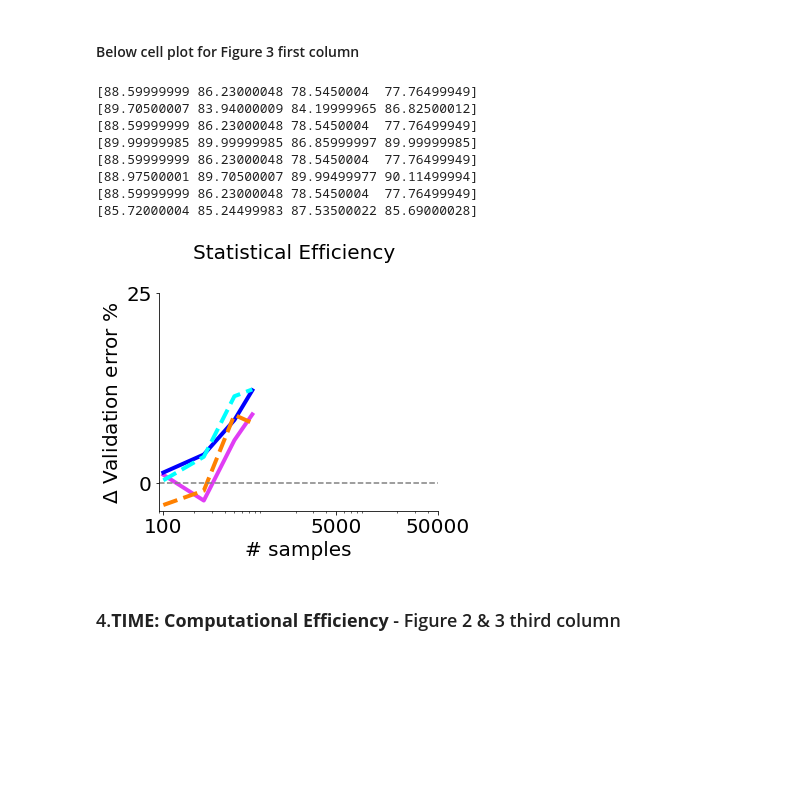
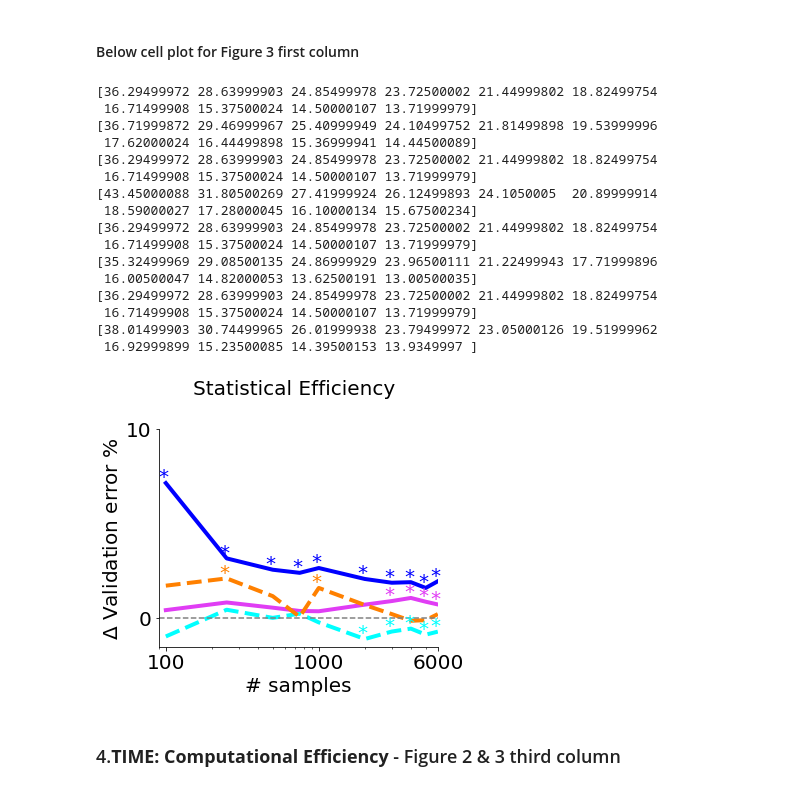
Before and after one commit to AliceQingyangWang/weightPolarityExpr, a Jupyter notebook: CV/tutorial_CV.ipynb, the cells around one changed output. Drawn from its saved outputs; the diff is of its cells as text; code cells hidden in the pictures; blank space fills up the shorter version.

```diff
--- a/CV/tutorial_CV.ipynb
+++ b/CV/tutorial_CV.ipynb
@@ -70,7 +70,7 @@ np_paint_color = np.vectorize(paint_color, otypes = [np.ndarray])
 ### 2.Load Data
 * Here, we will use experiment data presented in the manuscript. They are presented in the main text, each experiment was ran for 20 repeats
 # %%
-metrics = np.load('epoch_acc_loss.pkl', allow_pickle=True)
+metrics = np.load('epoch_acc_loss_all.pkl', allow_pickle=True)
 # %%
 # Decided to still mannually define here so that it can be cross-checked with the loaded data
 doWeightFreeze_list = [True, False]
@@ -333,50 +341,58 @@ for resetType in resetType_list:
     fig = plt.figure(figsize=(5,4))
     thisAx = plt.gca()
 
     base_line = conver_smart.query(dict_to_query({'typeStr':'\'freeze\'', 'resetType':'\''+resetType+'\''}))['acc'].tolist()[0]
 
     y_mat = conver_smart.query(dict_to_query({'typeStr':'\'liquid\'', 'resetType':'\''+resetType+'\''}))['acc'].tolist()[0]
     plot_diff_plus_mannwhitneyu((1-base_line)*100, (1-y_mat)*100, x_coord, ylim, xlim, 'Fluid IN-Polarity', thisAx, siglist = sigmat[0,:], color=color_list[1], linewidth=4)
 
     y_mat = conver_dumb.query(dict_to_query({'typeStr':'\'liquid\'', 'resetType':'\''+resetType+'\''}))['acc'].tolist()[0]
     plot_diff_plus_mannwhitneyu((1-base_line)*100, (1-y_mat)*100, x_coord, ylim, xlim, 'Fluid RAND-Polarity', thisAx, siglist = sigmat[1,:], color=color_list[0], linewidth=4)
 
     y_mat = conver_finetune.query(dict_to_query({'typeStr':'\'freeze\'', 'resetType':'\''+resetType+'\''}))['acc'].tolist()[0]
     plot_diff_plus_mannwhitneyu((1-base_line)*100, (1-y_mat)*100, x_coord, ylim, xlim, 'Freeze IN-Weight', thisAx, siglist = sigmat[2,:], color=color_list[2], linewidth=4, lineType = '--')
 
     y_mat = conver_finetune.query(dict_to_query({'typeStr':'\'liquid\'', 'resetType':'\''+resetType+'\''}))['acc'].tolist()[0]
     plot_diff_plus_mannwhitneyu((1-base_line)*100, (1-y_mat)*100, x_coord, ylim, xlim, 'Fluid IN-Weight', thisAx, siglist = sigmat[3,:], color=color_list[3], linewidth=4, lineType = '--')
 
-    plt.plot([90,50000], [0,0], '--', color=[.5,.5,.5])
-    # plt.plot([90,6000], [0,0], '--', color=[.5,.5,.5])
+    # plt.plot([90,50000], [0,0], '--', color=[.5,.5,.5])
+    plt.plot([90,6000], [0,0], '--', color=[.5,.5,.5])
 
     simpleaxis(thisAx)
     thisAx.set_xscale('log')
-    # thisAx.set_xticks([100,1000,6000], ['%d' % x for x in [100,1000,6000]], fontsize=fontsize)
-    # thisAx.set_yticks([0,10], ['%d' % x for x in [0,10]], fontsize=fontsize)
-    # thisAx.set_xlim([90,6000])
-    thisAx.set_xticks([100,5000,50000], ['%d' % x for x in [100,5000,50000]], fontsize=fontsize)
-    thisAx.set_yticks([0,25], ['%d' % x for x in [0,25]], fontsize=fontsize)
-    thisAx.set_xlim([90,50000])
+    thisAx.set_xticks([100,1000,6000], ['%d' % x for x in [100,1000,6000]], fontsize=fontsize)
+    thisAx.set_yticks([0,10], ['%d' % x for x in [0,10]], fontsize=fontsize)
+    thisAx.set_xlim([90,6000])
+    # thisAx.set_xticks([100,5000,50000], ['%d' % x for x in [100,5000,50000]], fontsize=fontsize)
+    # thisAx.set_yticks([0,25], ['%d' % x for x in [0,25]], fontsize=fontsize)
+    # thisAx.set_xlim([90,50000])
     # thisAx.set_ylim([0,40])
     thisAx.set_xlabel('# samples', fontsize=fontsize)
     thisAx.set_ylabel('$\Delta$ Validation error %', fontsize=fontsize)
     handles, labels = thisAx.get_legend_handles_labels()
     fig.text(0.5,1,'Statistical Efficiency', ha='center', fontsize=fontsize)
 
     # by_label = {labels[i]:handles[i] for i in [2,1,0]}
     # lgd = thisAx.legend(by_label.values(), by_label.keys(), loc='upper left', bbox_to_anchor=(1,.99), fancybox=True, framealpha=0, fontsize=fontsize)
     plt.savefig(os.path.join(os.getcwd(), 'sample_efficiency_test.png'), dpi=400, bbox_inches = 'tight')
 # %% [output]
-[88.59999999 86.23000048 78.5450004  77.76499949]
-[89.70500007 83.94000009 84.19999965 86.82500012]
-[88.59999999 86.23000048 78.5450004  77.76499949]
-[89.99999985 89.99999985 86.85999997 89.99999985]
-[88.59999999 86.23000048 78.5450004  77.76499949]
-[88.97500001 89.70500007 89.99499977 90.11499994]
-[88.59999999 86.23000048 78.5450004  77.76499949]
-[85.72000004 85.24499983 87.53500022 85.69000028]
+[36.29499972 28.63999903 24.85499978 23.72500002 21.44999802 18.82499754
+ 16.71499908 15.37500024 14.50000107 13.71999979]
+[36.71999872 29.46999967 25.40999949 24.10499752 21.81499898 19.53999996
+ 17.62000024 16.44499898 15.36999941 14.44500089]
+[36.29499972 28.63999903 24.85499978 23.72500002 21.44999802 18.82499754
+ 16.71499908 15.37500024 14.50000107 13.71999979]
+[43.45000088 31.80500269 27.41999924 26.12499893 24.1050005  20.89999914
+ 18.59000027 17.28000045 16.10000134 15.67500234]
+[36.29499972 28.63999903 24.85499978 23.72500002 21.44999802 18.82499754
+ 16.71499908 15.37500024 14.50000107 13.71999979]
+[35.32499969 29.08500135 24.86999929 23.96500111 21.22499943 17.71999896
+ 16.00500047 14.82000053 13.62500191 13.00500035]
+[36.29499972 28.63999903 24.85499978 23.72500002 21.44999802 18.82499754
+ 16.71499908 15.37500024 14.50000107 13.71999979]
+[38.01499903 30.74499965 26.01999938 23.79499972 23.05000126 19.51999962
+ 16.92999899 15.23500085 14.39500153 13.9349997 ]
-[figure, old version]
+[figure, new version]
 # %% [markdown]
 ### 4.**TIME: Computational Efficiency** - Figure 2 & 3 third column
 # %% [markdown]
```
Also changed, not shown: parts of 8 cells of this notebook.
